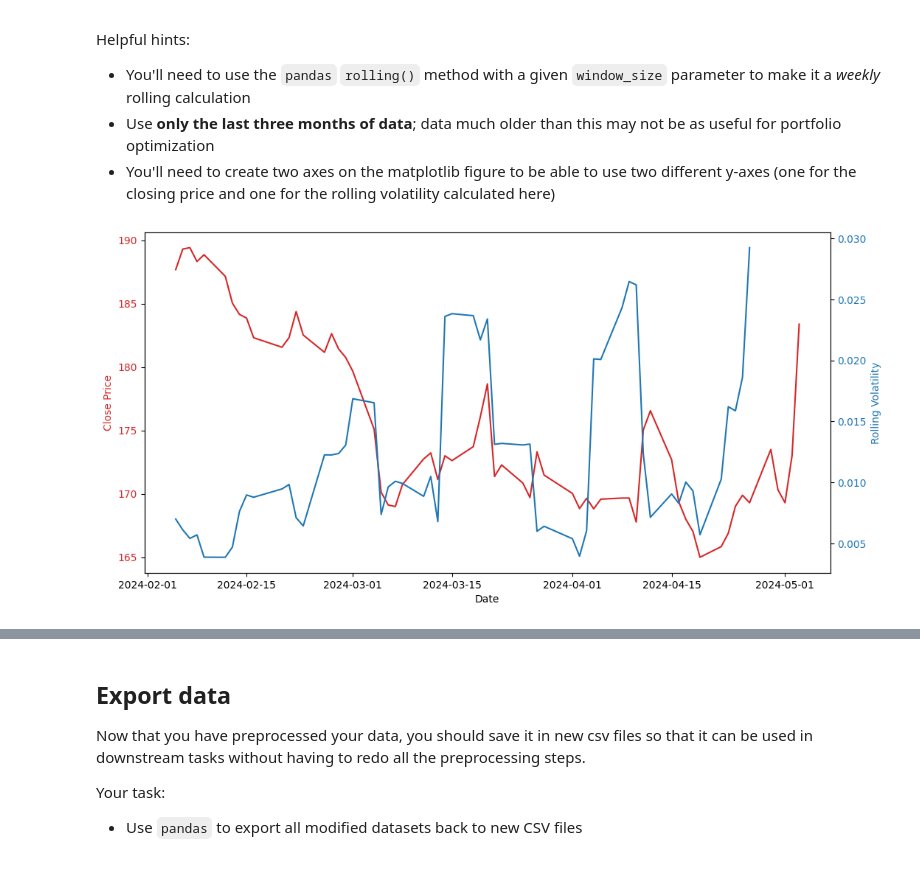
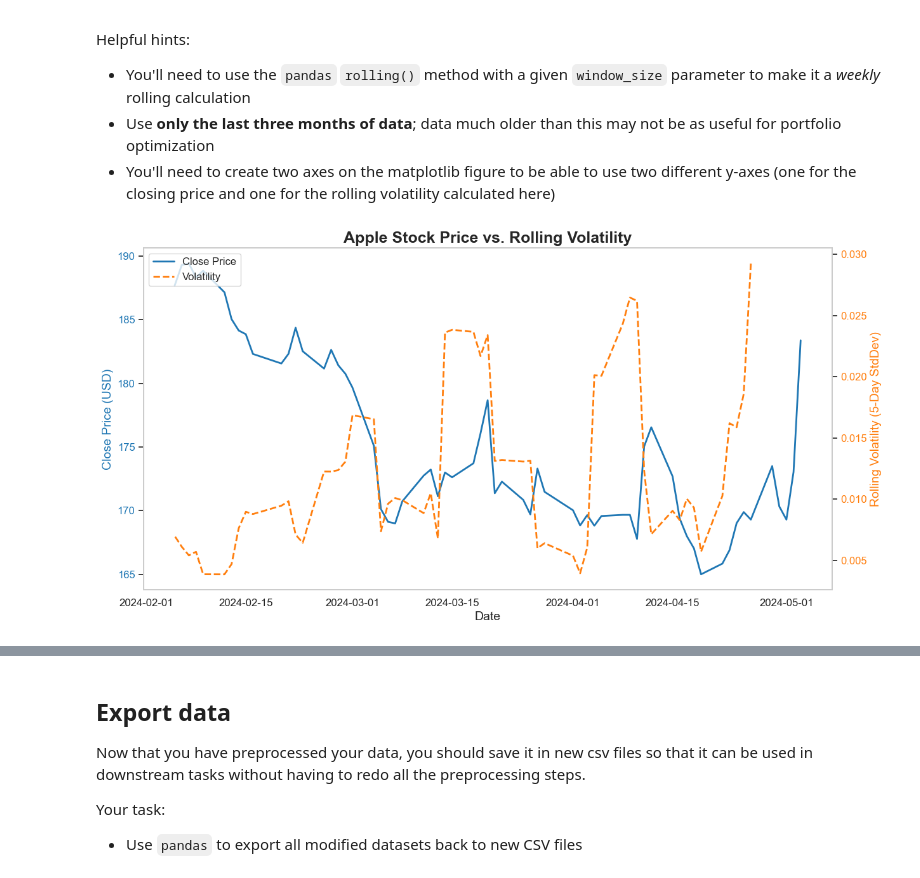
Before and after one commit to Fadi88/CD13649-Project, a Jupyter notebook: Project/Preparing-for-data-analysis-project-student.ipynb, the cells around one changed output, grey strips where cells are left out. Cells and saved outputs as stored; diff of their text form; code cells hidden in the pictures.

```diff
--- a/Project/Preparing-for-data-analysis-project-student.ipynb
+++ b/Project/Preparing-for-data-analysis-project-student.ipynb
@@ -19,6 +19,7 @@ import matplotlib.pyplot as plt
 import seaborn as sns
 import numpy as np
 from pandas.tseries.offsets import MonthEnd
+sns.set_theme(style='whitegrid', palette='muted', font_scale=1.1)
 # %% [markdown]
 ## Load data
 
@@ -312,18 +320,28 @@ window = 5
 apple['Rolling_Vol'] = apple['Returns'].rolling(window=window).std()
 apple_last_3m_vol = apple[apple['Date'] >= three_months_ago].copy()
 # %%
-fig, ax1 = plt.subplots(figsize=(12, 6))
-color = 'tab:red'
-ax1.set_xlabel('Date')
-ax1.set_ylabel('Close Price', color=color)
-ax1.plot(apple_last_3m_vol['Date'], apple_last_3m_vol['Close/Last'], color=color)
-ax1.tick_params(axis='y', labelcolor=color)
+fig, ax1 = plt.subplots(figsize=(14, 7))
+
+color1 = '#1f77b4'
+ax1.set_xlabel('Date', fontsize=14)
+ax1.set_ylabel('Close Price (USD)', color=color1, fontsize=14)
+line1 = ax1.plot(apple_last_3m_vol['Date'], apple_last_3m_vol['Close/Last'], color=color1, linewidth=2, label='Close Price')
+ax1.tick_params(axis='y', labelcolor=color1, labelsize=12)
+ax1.grid(False)
 
 ax2 = ax1.twinx()
-color = 'tab:blue'
-ax2.set_ylabel('Rolling Volatility', color=color)
-ax2.plot(apple_last_3m_vol['Date'], apple_last_3m_vol['Rolling_Vol'], color=color)
-ax2.tick_params(axis='y', labelcolor=color)
+color2 = '#ff7f0e'
+ax2.set_ylabel('Rolling Volatility (5-Day StdDev)', color=color2, fontsize=14)
+line2 = ax2.plot(apple_last_3m_vol['Date'], apple_last_3m_vol['Rolling_Vol'], color=color2, linewidth=2, linestyle='--', label='Volatility')
+ax2.tick_params(axis='y', labelcolor=color2, labelsize=12)
+ax2.grid(False)
+
+# Legend
+lines = line1 + line2
+labels = [l.get_label() for l in lines]
+ax1.legend(lines, labels, loc='upper left', fontsize=12)
+
+plt.title('Apple Stock Price vs. Rolling Volatility', fontsize=18, fontweight='bold')
 plt.show()
 # %% [output]
-[figure, old version]
+[figure, new version]
```
Also changed, not shown: parts of 5 cells of this notebook, 2 other files.
